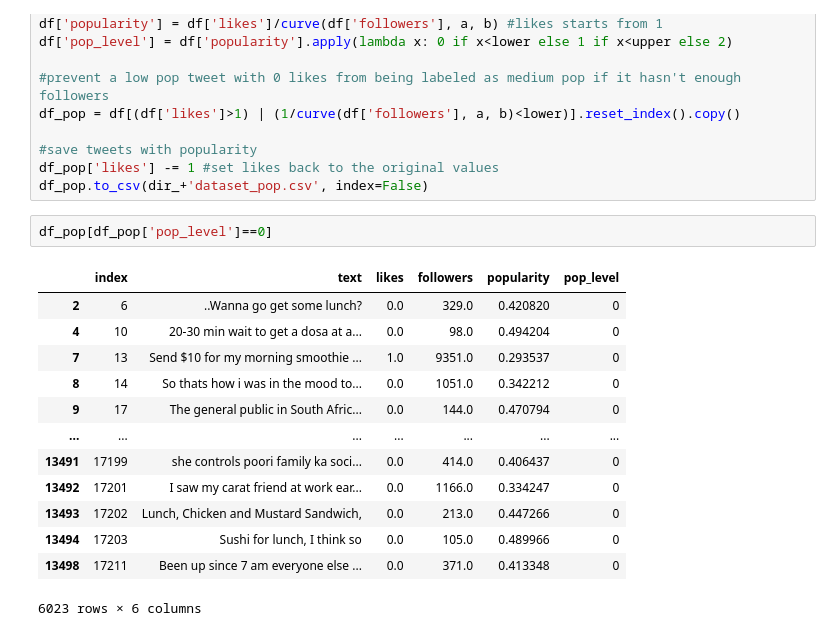
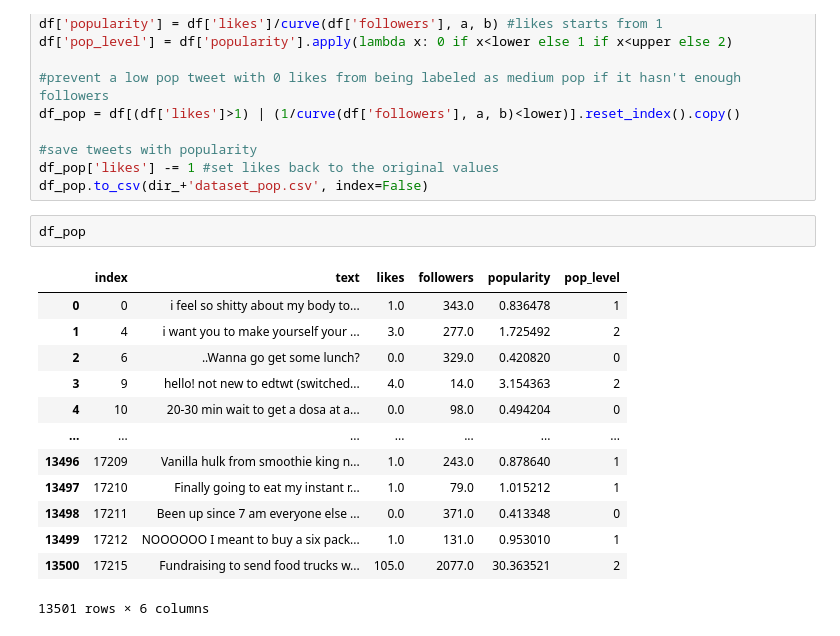
Before and after one commit to giemsei/dssc-ml, a Jupyter notebook: notes/mpolo/collection.ipynb, the cells around one changed output. Drawn from its saved outputs; the diff is of its cells as text.

```diff
--- a/notes/mpolo/collection.ipynb
+++ b/notes/mpolo/collection.ipynb
@@ -111,18 +111,18 @@ df_pop = df[(df['likes']>1) | (1/curve(df['followers'], a, b)<lower)].reset_inde
 df_pop['likes'] -= 1 #set likes back to the original values
 df_pop.to_csv(dir_+'dataset_pop.csv', index=False)
 # %%
-df_pop[df_pop['pop_level']==0]
+df_pop
 # %% [output]
 |  | index | text | likes | followers | popularity | pop_level |
+| 0 | 0 | i feel so shitty about my body to... | 1.0 | 343.0 | 0.836478 | 1 |
+| 1 | 4 | i want you to make yourself your ... | 3.0 | 277.0 | 1.725492 | 2 |
 | 2 | 6 | ..Wanna go get some lunch? | 0.0 | 329.0 | 0.420820 | 0 |
+| 3 | 9 | hello! not new to edtwt (switched... | 4.0 | 14.0 | 3.154363 | 2 |
 | 4 | 10 | 20-30 min wait to get a dosa at a... | 0.0 | 98.0 | 0.494204 | 0 |
-| 7 | 13 | Send $10 for my morning smoothie ... | 1.0 | 9351.0 | 0.293537 | 0 |
-| 8 | 14 | So thats how i was in the mood to... | 0.0 | 1051.0 | 0.342212 | 0 |
-| 9 | 17 | The general public in South Afric... | 0.0 | 144.0 | 0.470794 | 0 |
 | ... | ... | ... | ... | ... | ... | ... |
-| 13491 | 17199 | she controls poori family ka soci... | 0.0 | 414.0 | 0.406437 | 0 |
-| 13492 | 17201 | I saw my carat friend at work ear... | 0.0 | 1166.0 | 0.334247 | 0 |
-| 13493 | 17202 | Lunch, Chicken and Mustard Sandwich, | 0.0 | 213.0 | 0.447266 | 0 |
-| 13494 | 17203 | Sushi for lunch, I think so | 0.0 | 105.0 | 0.489966 | 0 |
+| 13496 | 17209 | Vanilla hulk from smoothie king n... | 1.0 | 243.0 | 0.878640 | 1 |
+| 13497 | 17210 | Finally going to eat my instant r... | 1.0 | 79.0 | 1.015212 | 1 |
 | 13498 | 17211 | Been up since 7 am everyone else ... | 0.0 | 371.0 | 0.413348 | 0 |
+| 13499 | 17212 | NOOOOOO I meant to buy a six pack... | 1.0 | 131.0 | 0.953010 | 1 |
+| 13500 | 17215 | Fundraising to send food trucks w... | 105.0 | 2077.0 | 30.363521 | 2 |
-6023 rows × 6 columns
+13501 rows × 6 columns
```
Also changed, not shown: parts of 1 cell of this notebook.
